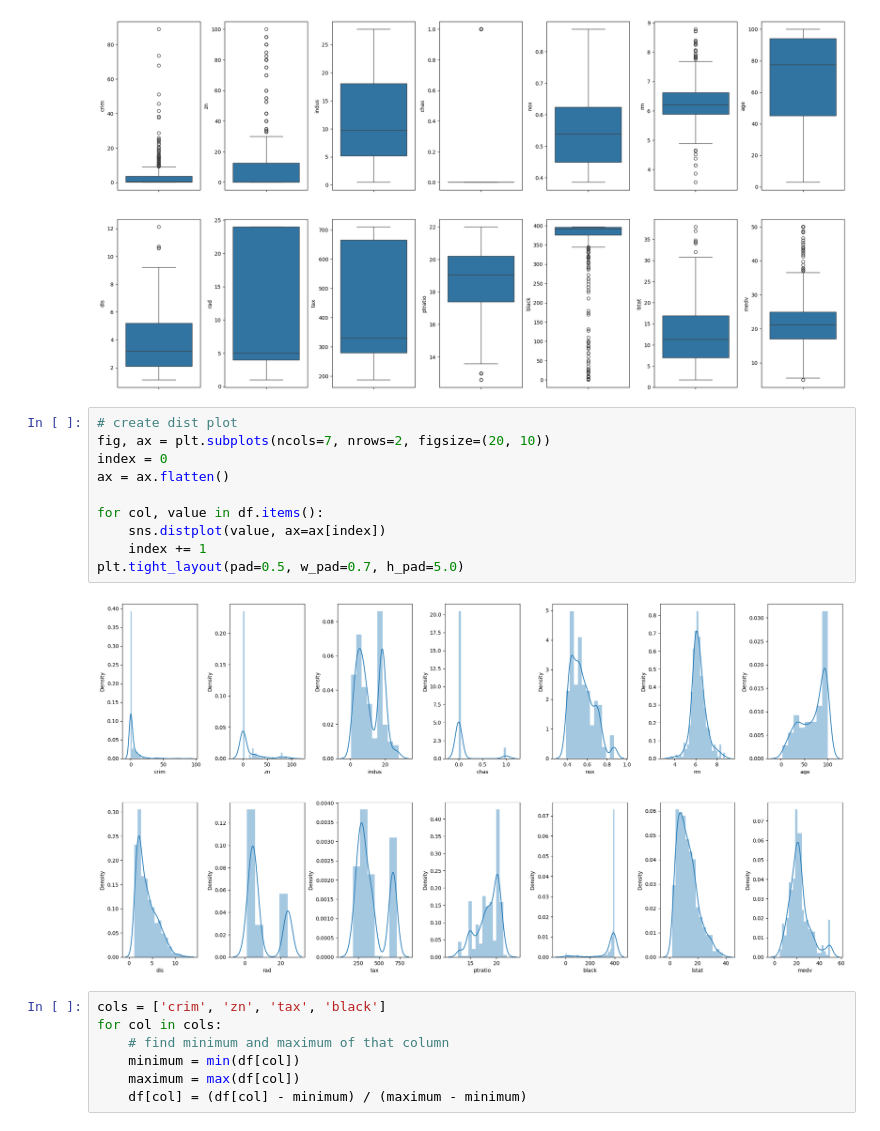
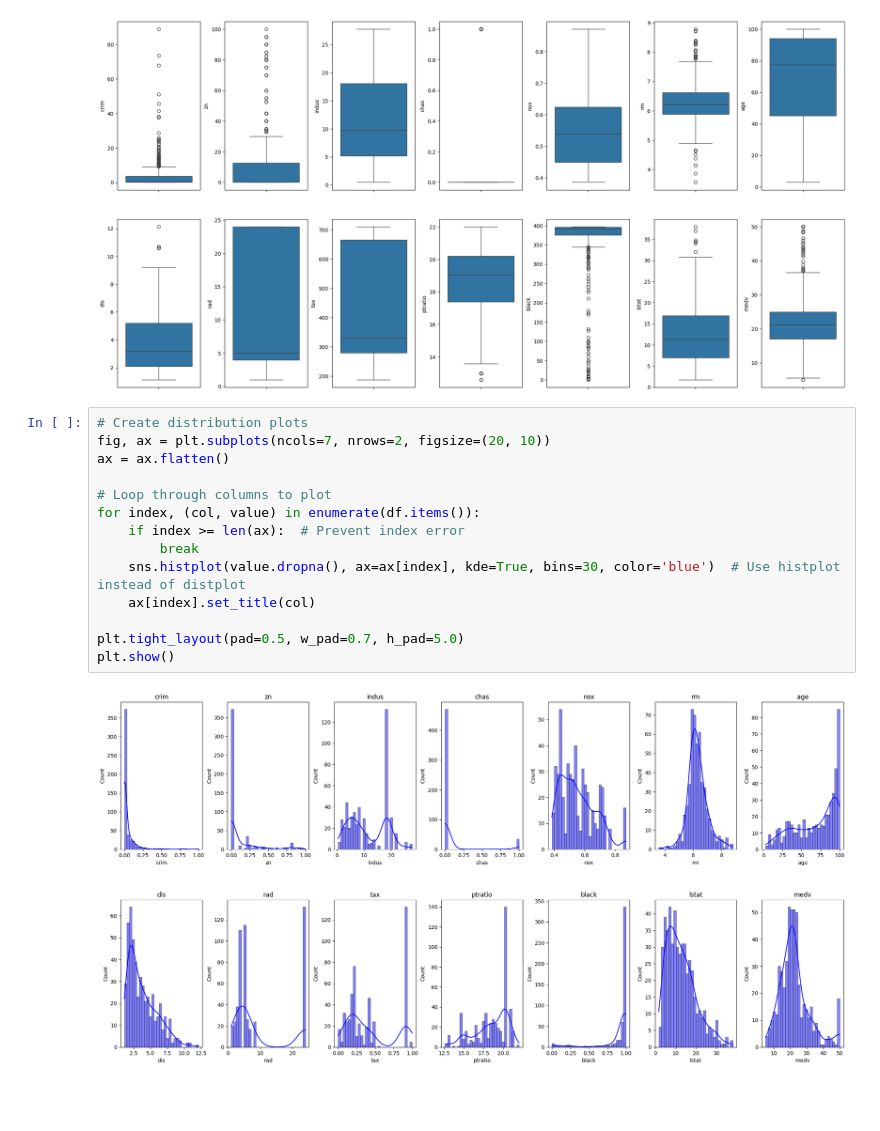
Before and after one commit to anuselva1905/handle_missing_values, a Jupyter notebook: MinMax_Scaler/minmax_scaler.ipynb, the cells around one changed output. Cells and saved outputs as stored; diff of their text form; blank space fills up the shorter version.

```diff
--- a/MinMax_Scaler/minmax_scaler.ipynb
+++ b/MinMax_Scaler/minmax_scaler.ipynb
@@ -65,21 +66,18 @@ plt.tight_layout(pad=0.5, w_pad=0.7, h_pad=5.0)
 # %% [output]
 [figure]
 # %%
-# create dist plot
+# Create distribution plots
 fig, ax = plt.subplots(ncols=7, nrows=2, figsize=(20, 10))
-index = 0
 ax = ax.flatten()
 
-for col, value in df.items():
-    sns.distplot(value, ax=ax[index])
-    index += 1
+# Loop through columns to plot
+for index, (col, value) in enumerate(df.items()):
+    if index >= len(ax):  # Prevent index error
+        break
+    sns.histplot(value.dropna(), ax=ax[index], kde=True, bins=30, color='blue')  # Use histplot instead of distplot
+    ax[index].set_title(col)
+
 plt.tight_layout(pad=0.5, w_pad=0.7, h_pad=5.0)
+plt.show()
 # %% [output]
-[figure, old version]
+[figure, new version]
-# %%
-cols = ['crim', 'zn', 'tax', 'black']
-for col in cols:
-    # find minimum and maximum of that column
-    minimum = min(df[col])
-    maximum = max(df[col])
-    df[col] = (df[col] - minimum) / (maximum - minimum)
```
Also changed, not shown: parts of 4 cells of this notebook.
